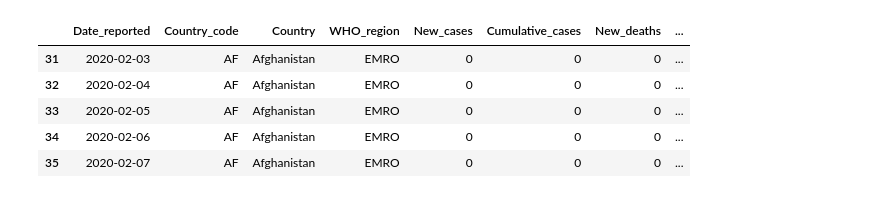
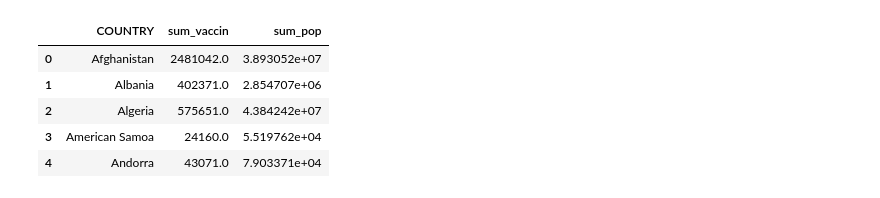
Before and after one commit to yomo001/databehandling-YOUNIS-MOUSSAVI, a Jupyter notebook: Laboration/lab1_uppgift4.ipynb, the cells around one changed output. Saved outputs shown, nothing was run; the diff lists cells and outputs as text; code cells hidden in the pictures.

Commit message:
More on assignment 4. Imported country coordinates

```diff
--- a/Laboration/lab1_uppgift4.ipynb
+++ b/Laboration/lab1_uppgift4.ipynb
@@ -55,8 +57,9 @@ world_vaccin_data.head()
 | 3 | Aruba | ABW | AMRO | REPORTING | 2023-06-02 | 216974.0 | 90449 | ... |
 | 4 | Brazil | BRA | AMRO | REPORTING | 2023-06-02 | 513329718.0 | 188746389 | ... |
 # %%
-# Only include data before 2022-10-23 in world_vaccin_data
-world_vaccin_data = world_vaccin_data[(world_vaccin_data['DATE_UPDATED'] <= '2022-10-23')]
+# # Only include data before 2022-10-23 in world_vaccin_data
+# To many values dissapeared when I did this, so I commented it out.
+# world_vaccin_data = world_vaccin_data[(world_vaccin_data['DATE_UPDATED'] <= '2022-10-23')]
 # %%
 world_vaccin_data.head()
 # PERSON_BOOSTER_ADD_DOSE_PER100 is the cumulative amount receiving one or more booster doses per 100 population
@@ -82,14 +85,14 @@ world_vaccin_data.head()
 # %%
 # Groupby PERSONS_BOOSTER_ADD_DOSE by country using max values
-world_vaccin_data = world_vaccin_data.groupby('COUNTRY', as_index=False).agg(
+world_vaccin_data_grouped = world_vaccin_data.groupby('COUNTRY', as_index=False).agg(
     sum_vaccin = pd.NamedAgg('PERSONS_BOOSTER_ADD_DOSE', aggfunc='max'),
     sum_pop = pd.NamedAgg('Total population', aggfunc='max'))
 # %%
-world_vaccu_data.head()
+world_vaccin_data_grouped.head()
 # %% [output]
-|  | Date_reported | Country_code | Country | WHO_region | New_cases | Cumulative_cases | New_deaths | ... |
-| 31 | 2020-02-03 | AF | Afghanistan | EMRO | 0 | 0 | 0 | ... |
-| 32 | 2020-02-04 | AF | Afghanistan | EMRO | 0 | 0 | 0 | ... |
-| 33 | 2020-02-05 | AF | Afghanistan | EMRO | 0 | 0 | 0 | ... |
-| 34 | 2020-02-06 | AF | Afghanistan | EMRO | 0 | 0 | 0 | ... |
-| 35 | 2020-02-07 | AF | Afghanistan | EMRO | 0 | 0 | 0 | ... |
+|  | COUNTRY | sum_vaccin | sum_pop |
+| 0 | Afghanistan | 2481042.0 | 3.893052e+07 |
+| 1 | Albania | 402371.0 | 2.854707e+06 |
+| 2 | Algeria | 575651.0 | 4.384242e+07 |
+| 3 | American Samoa | 24160.0 | 5.519762e+04 |
+| 4 | Andorra | 43071.0 | 7.903371e+04 |
```
Also changed, not shown: parts of 16 cells of this notebook, 2 other files.
